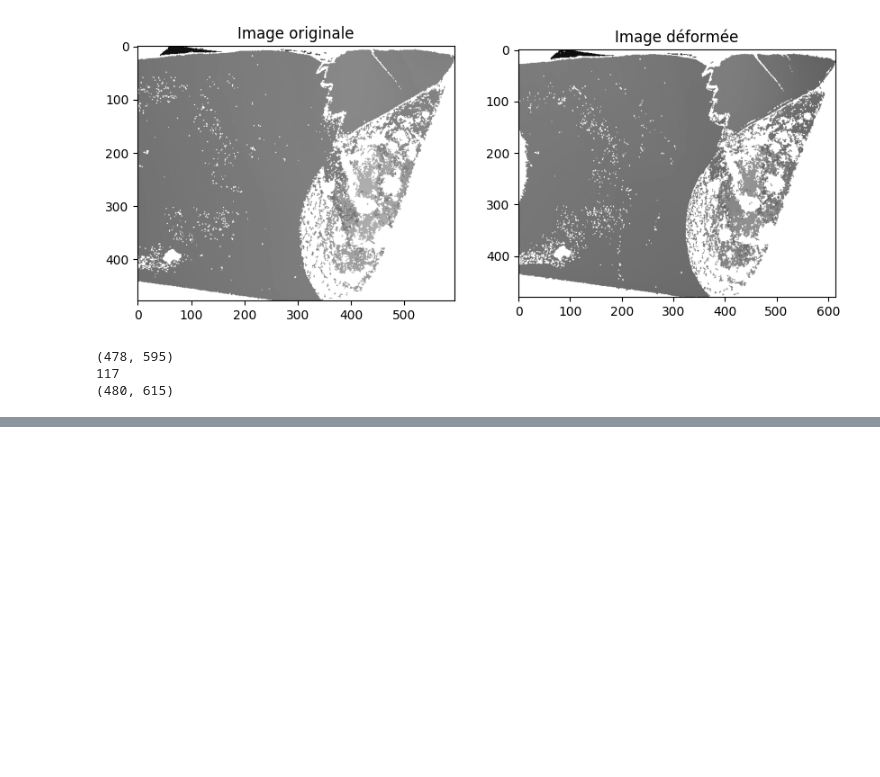
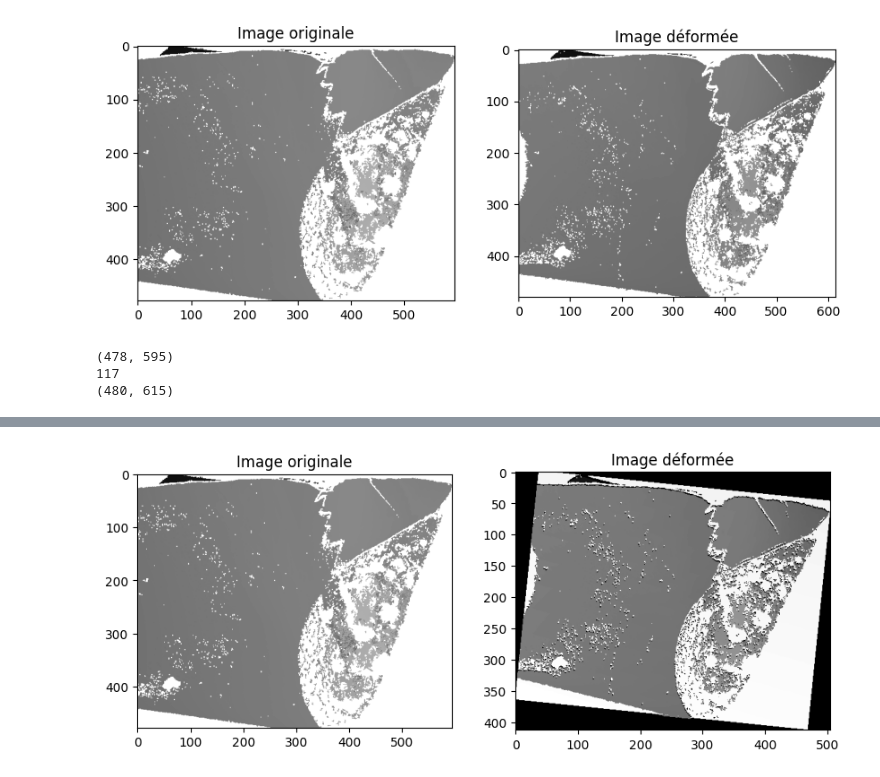
Before and after one commit to Fibo72/projet-12-Computer-vision-Recadrage-d-images, a Jupyter notebook: test.ipynb, the cells around one changed output, grey strips where cells are left out. Saved outputs shown, nothing was run; the diff lists cells and outputs as text; code cells hidden in the pictures; blank space fills up the shorter version.

```diff
--- a/test.ipynb
+++ b/test.ipynb
@@ -60,0 +67,14 @@ plt.show()
+# %%
+img_recadr_1 = get_img('data\proj\CALSPAR15C_d1_image1-5x.dat', type = 'phase')
+img_recadr_2 = get_img('data\proj\CALSPAR15C_d2_image1-5x.dat', type = 'phase')
+
+plt.figure(figsize=(10,10))
+plt.subplot(1,2,1)
+plt.imshow(img_recadr_1, cmap='gray')
+plt.title('Image originale')
+plt.subplot(1,2,2)
+plt.imshow(img_recadr_2, cmap='gray')
+plt.title('Image déformée')
+plt.show()
+# %% [output]
+[figure, added]
```
Also changed, not shown: parts of 2 cells of this notebook, 2 other files.
